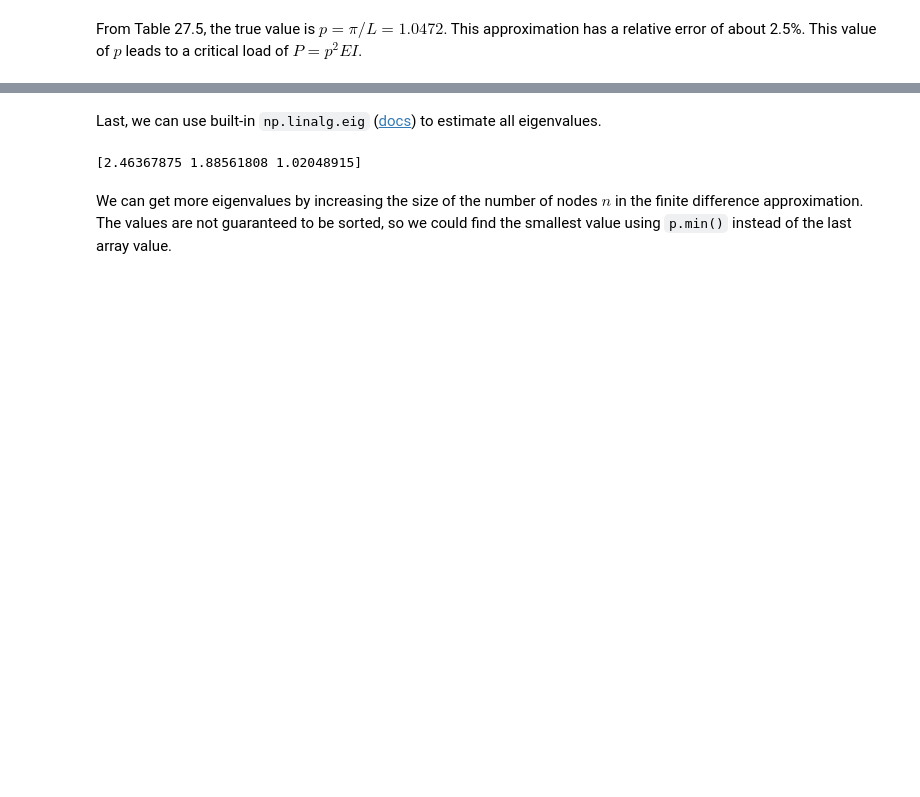
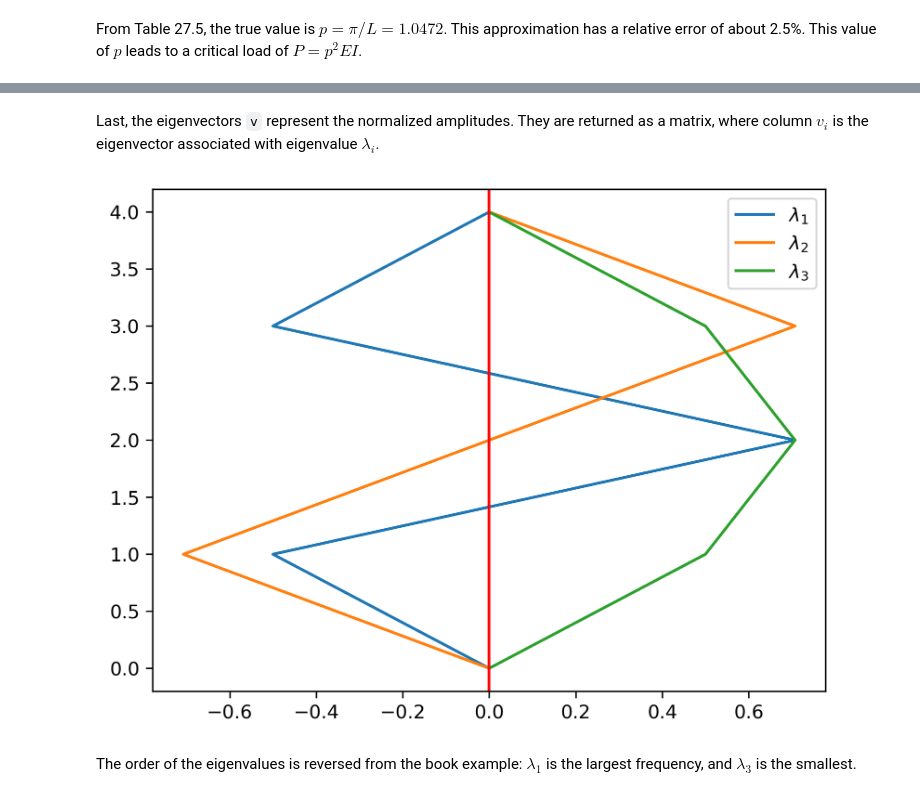
Before and after one commit to jdherman/eci115, a Jupyter notebook: L16.ipynb, the cells around one changed output, grey strips where cells are left out. Drawn from its saved outputs; the diff is of its cells as text; code cells hidden in the pictures; blank space fills up the shorter version.

Commit message:
simplify last part of L16

```diff
--- a/L16.ipynb
+++ b/L16.ipynb
@@ -123,10 +112,13 @@ P_crit =  130.17476153330324  kN
-# %% [markdown]
-Last, we can use built-in `np.linalg.eig` ([docs](https://numpy.org/doc/stable/reference/generated/numpy.linalg.eig.html)) to estimate all eigenvalues.
-# %%
-l,v = np.linalg.eig(A)
-p = np.sqrt(l / dx**2)
-print(p)
-# %% [output]
-[2.46367875 1.88561808 1.02048915]
-# %% [markdown]
-We can get more eigenvalues by increasing the size of the number of nodes $n$ in the finite difference approximation. The values are not guaranteed to be sorted, so we could find the smallest value using `p.min()` instead of the last array value.
+# %% [markdown]
+Last, the eigenvectors `v` represent the normalized amplitudes. They are returned as a matrix, where column $v_i$ is the eigenvector associated with eigenvalue $\lambda_i$.
+# %%
+# first add the BCs=0 at the top and bottom
+A = np.vstack((np.zeros((1,3)), v, np.zeros((1,3))))
+plt.plot(A,np.arange(5))
+plt.axvline(0, color='red')
+plt.legend([r'$\lambda_1$', r'$\lambda_2$', r'$\lambda_3$'])
+plt.show()
+# %% [output]
+[figure, added]
+# %% [markdown]
+The order of the eigenvalues is reversed from the book example: $\lambda_1$ is the largest frequency, and $\lambda_3$ is the smallest.
```
Also changed, not shown: parts of 9 cells of this notebook.
